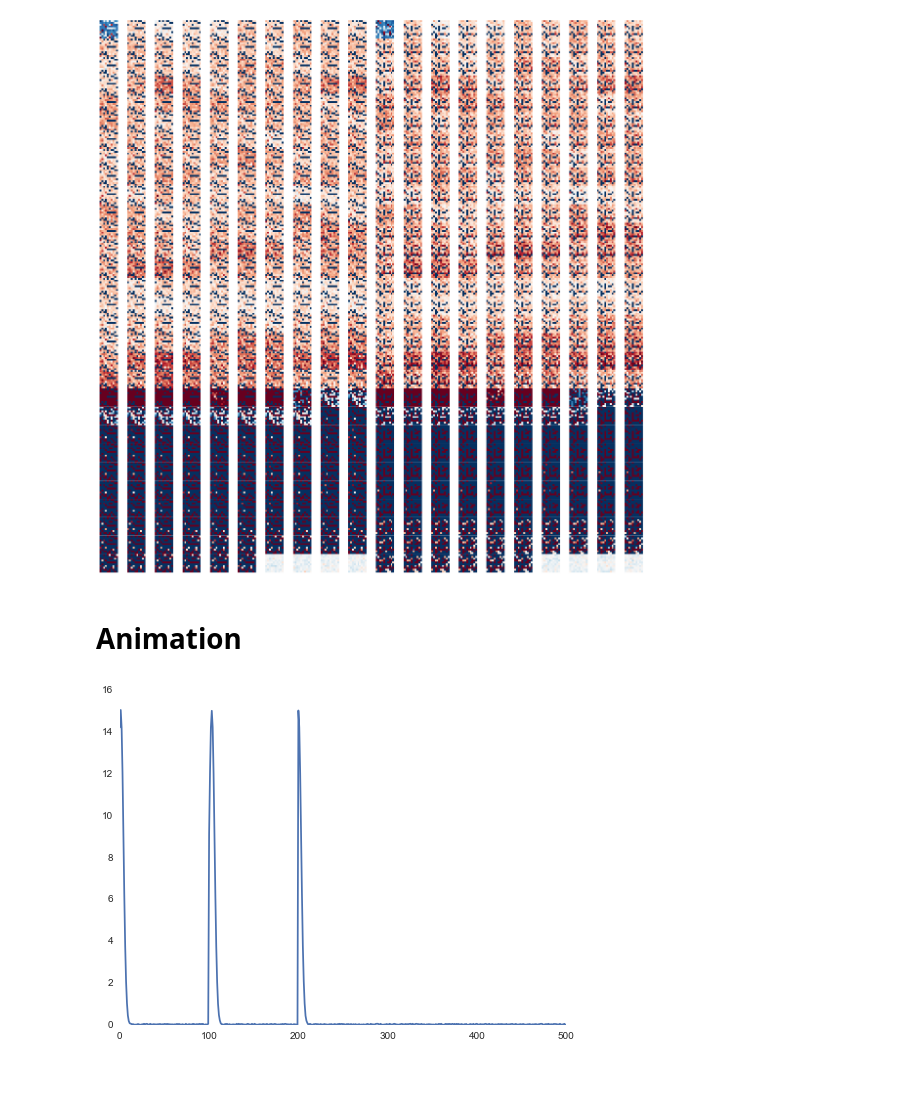
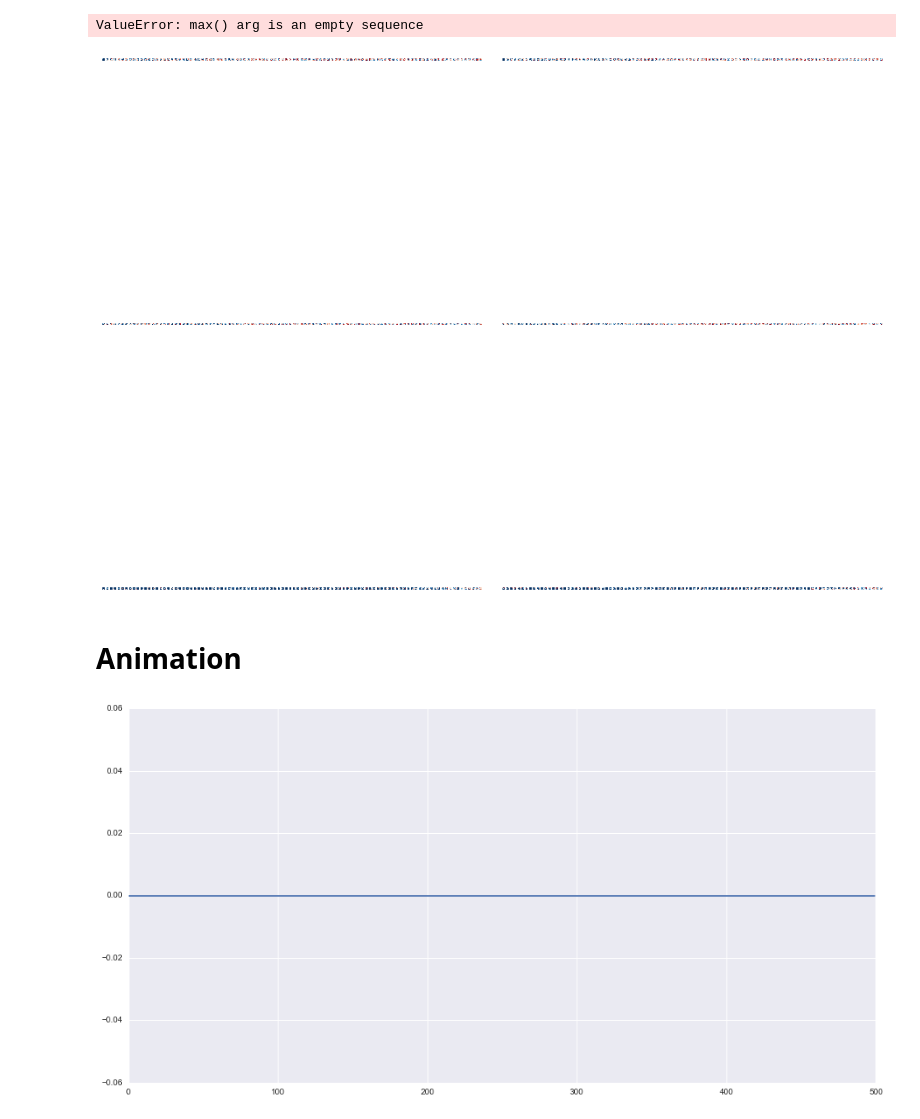
Before and after one commit to BarkingMouseStudio/unity-experiments, a Jupyter notebook: Robot Arm.ipynb, the cells around one changed output. Drawn from its saved outputs; the diff is of its cells as text; code cells hidden in the pictures; blank space fills up the shorter version.

```diff
--- a/Robot Arm.ipynb
+++ b/Robot Arm.ipynb
@@ -16,0 +14,14 @@ import pymc as mc
+# %%
+log_path = "logs_635768773586048450"
+# %%
+df = pd.read_csv("%s/output.csv" % log_path, header=None)
+dfs = df.gt(0).applymap(lambda x: 1.0 if x else None)
+
+duration = 10000
+
+plt.figure(figsize=(16, 4))
+for i in dfs.columns:
+    x = dfs.index[:duration]
+    y = (dfs[i] * i)[:duration]
+    s = dfs[i][:duration].sum()
+    plt.plot(x, y, ",")
@@ -17,3 +30,3 @@ import pymc as mc
 # %%
-log_path = "logs_635764698519574970"
-df = pd.read_csv("%s/weights.csv" % log_path, header=None)
+df = pd.read_csv("%s/rate.csv" % log_path, header=None)
+df.T[1:].T.plot(style="-", legend=False, figsize=(16, 2))
@@ -30,5 +36,5 @@ df
 # %%
-w = df.values[4]
+w = df.values[0]
 # %%
 plt.figure(figsize=(16, 8))
 _ = plt.hist(w, 250, lw=0)
@@ -43,44 +51,44 @@ plt.grid(False)
 # %%
 # there are 60,000 synapses
 # 10,000 for each input layer, going to each output layer (x2)
 # of those 10,000 are 100 outgoing from each input neuron
 
-group_size = 10000
-layer_size = 100
+layer_count = 6
+layer_size = 10000
+input_layer_count = 100
+output_layer_count = 100
 
 fig = plt.figure(figsize=(16, 16))
-norm = colors.Normalize()
 
 outer_gs = gridspec.GridSpec(3, 2, wspace=0.0, hspace=0.0)
 
-for i in xrange(6):
-    inner_gs = gridspec.GridSpecFromSubplotSpec(10, 10,
+for i in xrange(layer_count): # iterate input layers
+    inner_gs = gridspec.GridSpecFromSubplotSpec(100, 100,
         subplot_spec=outer_gs[i], wspace=0.0, hspace=0.0)
 
-    group_start = i * group_size
-    group_end = group_start + group_size
-    group_w = w[group_start:group_end]
+    layer_start = i * layer_size
+    layer_end = layer_start + layer_size
+    layer_w = w[layer_start:layer_end]
 
-    for j in range(0, layer_size):
-        input_start = j * layer_size
-        input_end = input_start + layer_size
-        input_w = np.reshape(group_w[input_start:input_end], (10, 10))
+    for j in range(0, input_layer_count):
+        neuron_start = j * output_layer_count
+        neuron_end = neuron_start + output_layer_count
+        neuron_w = np.reshape(layer_w[neuron_start:neuron_end], (10, 10))
 
         ax = plt.Subplot(fig, inner_gs[j])
-
-        ax.imshow(input_w, interpolation='none', cmap='RdBu', aspect='equal', norm=norm)
-
+        ax.imshow(neuron_w, interpolation='none', cmap='RdBu', aspect='equal', norm=colors.Normalize(vmin=-15.0, vmax=15.0))
         ax.set_xticks([])
         ax.set_yticks([])
         ax.set_xticklabels([])
         ax.set_yticklabels([])
         ax.grid(False)
         fig.add_subplot(ax)
 
 plt.tight_layout()
 plt.show()
 # %% [output]
+ValueError: max() arg is an empty sequence
-[figure, old version]
+[figure, new version]
 # %% [markdown]
 # Animation
 # %%
@@ -95,7 +105,7 @@ def animate(data):
 # %%
-fig = plt.figure(figsize=(8, 6))
-anim = animation.FuncAnimation(fig, animate(dfI), frames=100)
-anim.save('input.gif', writer='imagemagick', fps=10);
+fig = plt.figure(figsize=(16, 8))
+anim = animation.FuncAnimation(fig, animate(dfI), frames=len(dfI.values))
+anim.save('input.gif', writer='imagemagick', fps=1);
 # %% [output]
-[figure, old version]
+[figure, new version]
 # %%
```
Also changed, not shown: parts of 9 cells of this notebook, 43 other files.
